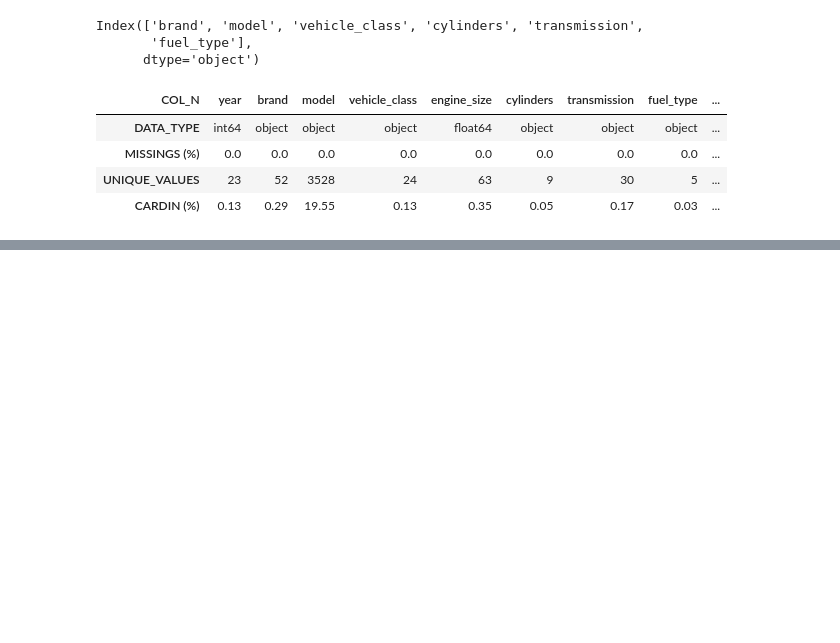
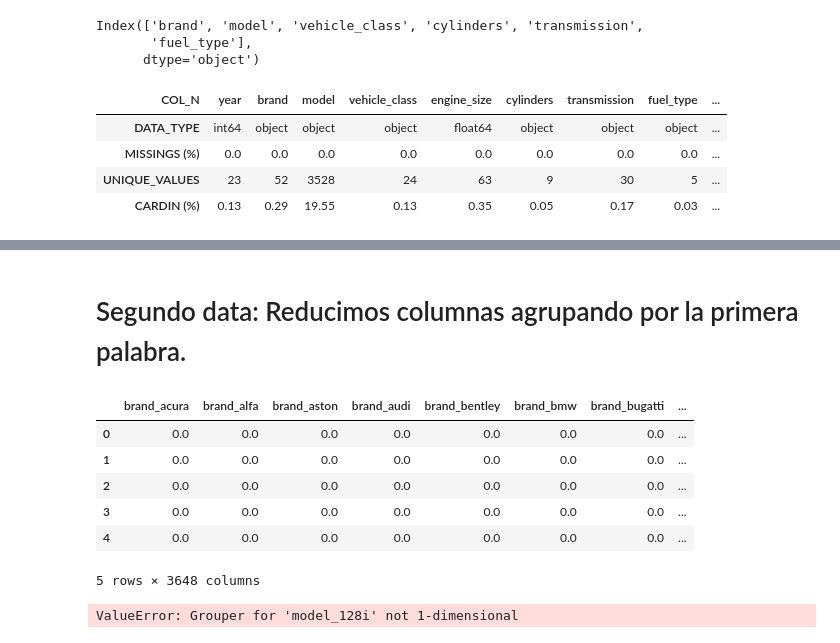
Before and after one commit to mPuchadesdo/Team-Challenge---Team-MPG, a Jupyter notebook: src/notebooks/patri_notebook.ipynb, the cells around one changed output, grey strips where cells are left out. Cells and saved outputs as stored; diff of their text form; code cells hidden in the pictures; blank space fills up the shorter version.

```diff
--- a/src/notebooks/patri_notebook.ipynb
+++ b/src/notebooks/patri_notebook.ipynb
@@ -147,3 +152,49 @@ brand_acura  brand_alfa romeo  brand_aston martin  brand_audi  brand_bentley  br
                                                                                                                                      0.0              0.0             0.0           0.0          0.0     ...
                                                                                                                                                                                                          ...
                                                                                                                                                                                                          ...
+# %% [markdown]
+# Segundo data: Reducimos columnas agrupando por la primera palabra.
+# %%
+from sklearn.impute import SimpleImputer
+from sklearn.preprocessing import OneHotEncoder
+from sklearn.pipeline import Pipeline
+from sklearn.compose import ColumnTransformer
+
+# Pipeline
+cat_pipeline = Pipeline([
+    ("Impute_Mode", SimpleImputer(strategy="most_frequent")),  # metemos la moda
+    ("OHEncoder", OneHotEncoder(handle_unknown="ignore"))
+])
+
+preprocessing = ColumnTransformer(
+    transformers=[
+        ("cat", cat_pipeline, categorical_cols)
+    ])
+
+train_categorical = train[categorical_cols]
+
+train_processed = preprocessing.fit_transform(train_categorical)
+
+#nombres de las nuevas columnas
+encoded_cols = preprocessing.transformers_[0][1].named_steps['OHEncoder'].get_feature_names_out(categorical_cols)
+
+# Donde haya un espacio cortamos y nos quedamos con lo primero
+encoded_cols = [col.split(" ")[0] for col in encoded_cols]
+
+train_processed_dense = train_processed.toarray()
+
+X_train_processed_df = pd.DataFrame(train_processed_dense, columns=encoded_cols)
+
+X_train_processed_df.head()
+# %% [output]
+|  | brand_acura | brand_alfa | brand_aston | brand_audi | brand_bentley | brand_bmw | brand_bugatti | ... |
+| 0 | 0.0 | 0.0 | 0.0 | 0.0 | 0.0 | 0.0 | 0.0 | ... |
+| 1 | 0.0 | 0.0 | 0.0 | 0.0 | 0.0 | 0.0 | 0.0 | ... |
+| 2 | 0.0 | 0.0 | 0.0 | 0.0 | 0.0 | 0.0 | 0.0 | ... |
+| 3 | 0.0 | 0.0 | 0.0 | 0.0 | 0.0 | 0.0 | 0.0 | ... |
+| 4 | 0.0 | 0.0 | 0.0 | 0.0 | 0.0 | 0.0 | 0.0 | ... |
+5 rows × 3648 columns
+# %%
+X_train_processed_df.value_counts()
+# %% [output]
+ValueError: Grouper for 'model_128i' not 1-dimensional
```
Also changed, not shown: parts of 7 cells of this notebook.
